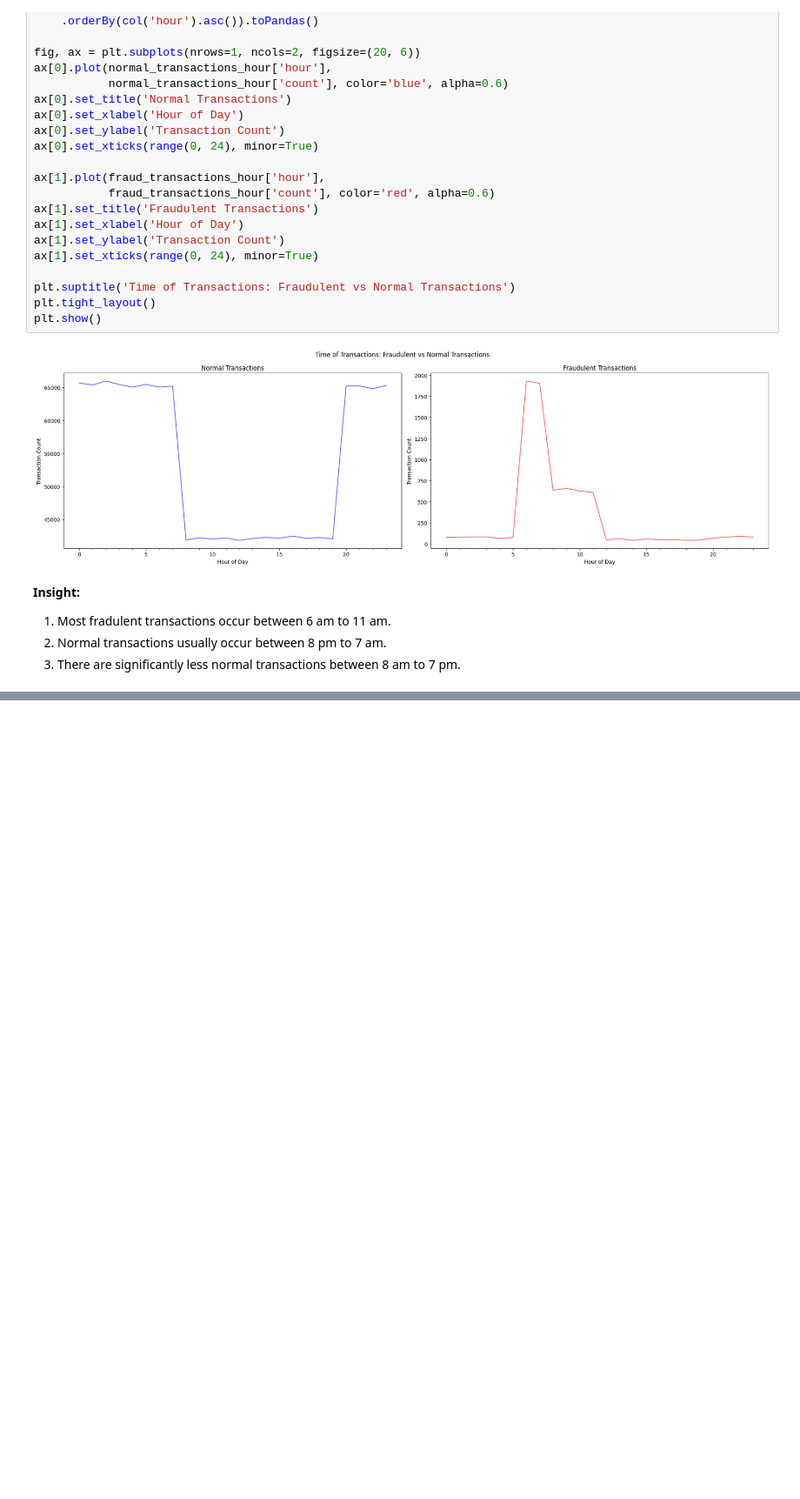
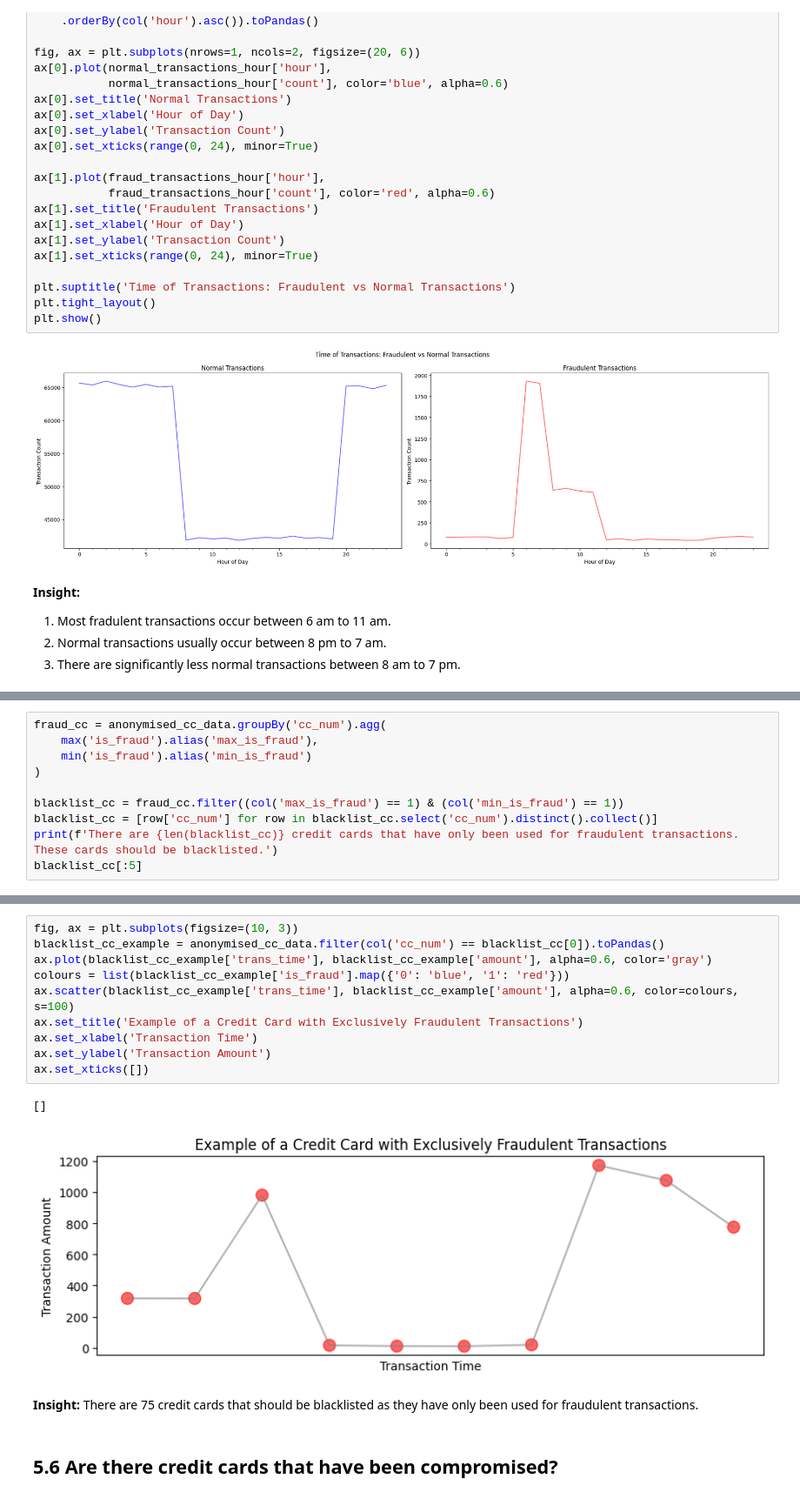
Before and after one commit to ApostropheArif/paynet-analyse-cc-data, a Jupyter notebook: src/EDA.ipynb, the cells around one changed output, grey strips where cells are left out. Shown: that part at 87% size. Drawn from its saved outputs; the diff is of its cells as text; blank space fills up the shorter version.

Commit message:
Added analysis from the perspective of credit card behaviour

```diff
--- a/src/EDA.ipynb
+++ b/src/EDA.ipynb
@@ -783,0 +786,10 @@ plt.show()
+# %%
+fraud_cc = anonymised_cc_data.groupBy('cc_num').agg(
+    max('is_fraud').alias('max_is_fraud'),
+    min('is_fraud').alias('min_is_fraud')
+)
+
+blacklist_cc = fraud_cc.filter((col('max_is_fraud') == 1) & (col('min_is_fraud') == 1))
+blacklist_cc = [row['cc_num'] for row in blacklist_cc.select('cc_num').distinct().collect()]
+print(f'There are {len(blacklist_cc)} credit cards that have only been used for fraudulent transactions. These cards should be blacklisted.')
+blacklist_cc[:5]
@@ -783,0 +803,17 @@ plt.show()
+# %%
+fig, ax = plt.subplots(figsize=(10, 3))
+blacklist_cc_example = anonymised_cc_data.filter(col('cc_num') == blacklist_cc[0]).toPandas()
+ax.plot(blacklist_cc_example['trans_time'], blacklist_cc_example['amount'], alpha=0.6, color='gray')
+colours = list(blacklist_cc_example['is_fraud'].map({'0': 'blue', '1': 'red'}))
+ax.scatter(blacklist_cc_example['trans_time'], blacklist_cc_example['amount'], alpha=0.6, color=colours, s=100)
+ax.set_title('Example of a Credit Card with Exclusively Fraudulent Transactions')
+ax.set_xlabel('Transaction Time')
+ax.set_ylabel('Transaction Amount')
+ax.set_xticks([])
+# %% [output]
+[]
+[figure, added]
+# %% [markdown]
+**Insight:** There are 75 credit cards that should be blacklisted as they have only been used for fraudulent transactions.
+# %% [markdown]
+## 5.6 Are there credit cards that have been compromised?
```
Also changed, not shown: parts of 8 cells of this notebook.
